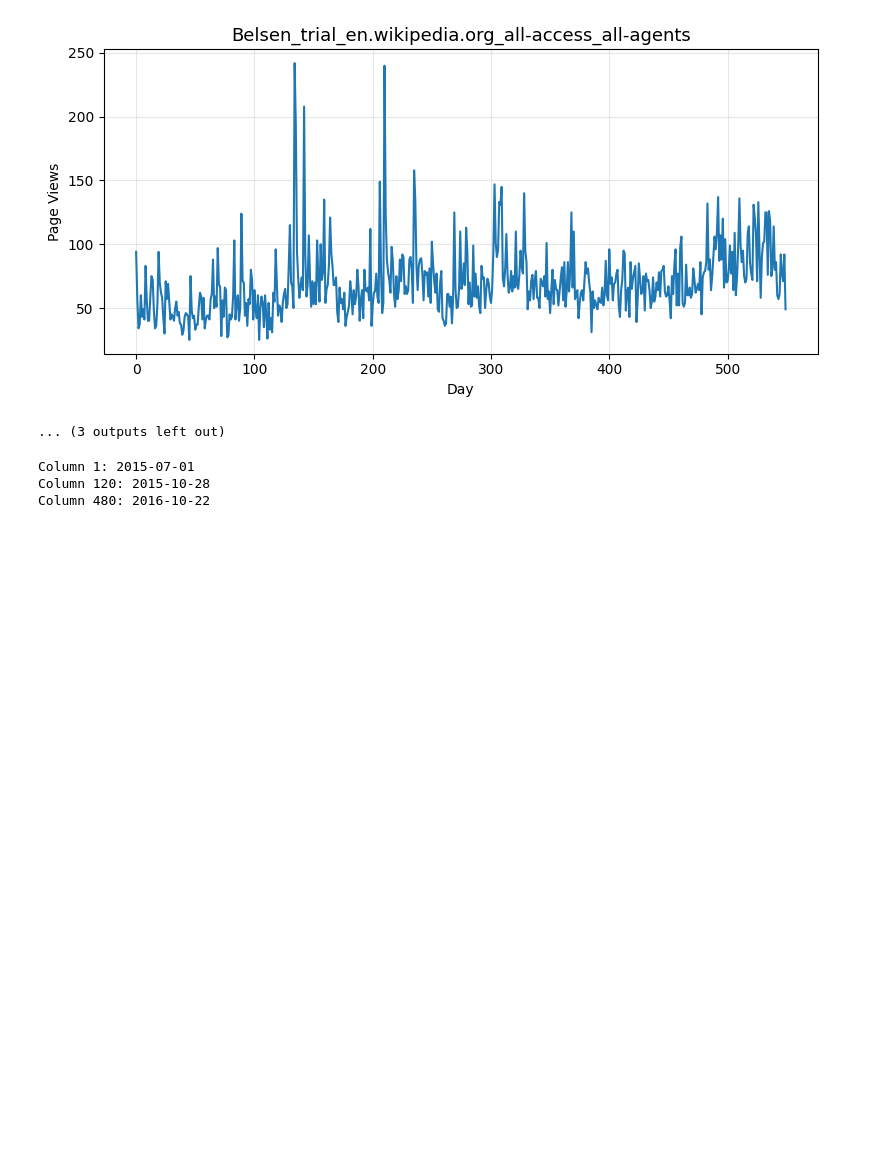
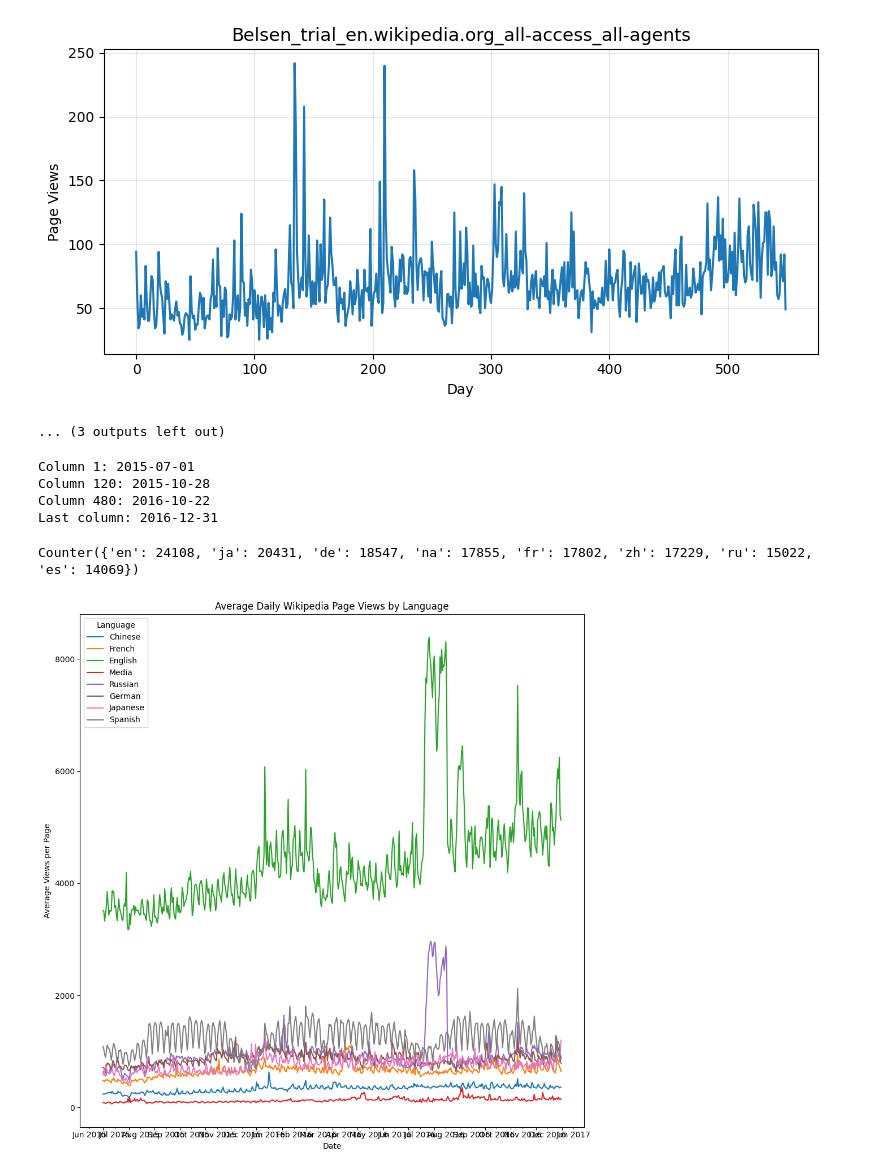
Before and after one commit to ViolaHadjikyriacou/time-series-analysis, a Jupyter notebook: time_series.ipynb, the cells around one changed output. Saved outputs shown, nothing was run; the diff lists cells and outputs as text; code cells hidden in the pictures; blank space fills up the shorter version.

Commit message:
Separate pages by language, plot average daily page views

```diff
--- a/time_series.ipynb
+++ b/time_series.ipynb
@@ -98,8 +97,8 @@ def get_date_from_index(day_idx):
     Returns:
     str: Date string from the column header, or None if index is invalid
     """
-    if day_idx <= 0 or day_idx >= len(train.columns):
-        print(f"Invalid index {day_idx}. Valid range is 1 to {len(train.columns)-1}")
+    if day_idx <= 0 or day_idx >= len(train.columns)-1:
+        print(f"Invalid index {day_idx}. Valid range is 1 to {len(train.columns)-2}")
         return None
 
 
@@ -112,7 +111,73 @@ def get_date_from_index(day_idx):
 print("Column 1:", get_date_from_index(1))  # First date
 print("Column 120:", get_date_from_index(120))
 print("Column 480:", get_date_from_index(480))
+print("Last column:", get_date_from_index(len(train.columns)-2))
 # %% [output]
 Column 1: 2015-07-01
 Column 120: 2015-10-28
 Column 480: 2016-10-22
+Last column: 2016-12-31
+# %%
+def get_language(page):
+    res = re.search('[a-z][a-z].wikipedia.org',page)
+    if res:
+        return res[0][0:2]
+    return 'na'
+
+train['lang'] = train.Page.map(get_language)
+
+from collections import Counter
+
+print(Counter(train.lang))
+# %% [output]
+Counter({'en': 24108, 'ja': 20431, 'de': 18547, 'na': 17855, 'fr': 17802, 'zh': 17229, 'ru': 15022, 'es': 14069})
+# %%
+lang_sets = {
+    lang: train[train.lang == lang].iloc[:, 0:-1]
+    for lang in train['lang'].unique()
+}
+
+avg_views_by_lang = {
+    lang: df.iloc[:, 1:].sum(axis=0) / df.shape[0]
+    for lang, df in lang_sets.items()
+}
+# %%
+for lang, series in avg_views_by_lang.items():
+    avg_views_by_lang[lang].index = pd.to_datetime(series.index)
+
+dates = next(iter(avg_views_by_lang.values())).index
+
+fig = plt.figure(1,figsize=[10,10])
+plt.ylabel('Average Views per Page')
+plt.xlabel('Date')
+plt.title('Average Daily Wikipedia Page Views by Language')
+labels={'en':'English','ja':'Japanese','de':'German',
+        'na':'Media','fr':'French','zh':'Chinese',
+        'ru':'Russian','es':'Spanish'
+       }
+
+for lang, series in avg_views_by_lang.items():
+    plt.plot(dates, series.values, label=labels.get(lang, lang))
+
+plt.legend(title='Language')
+
+ax = plt.gca()
+
+# Ticks at start of month
+ax.xaxis.set_major_locator(mdates.MonthLocator(bymonthday=1))
+
+# Labels at the 15th (middle of month)
+ax.xaxis.set_minor_locator(mdates.MonthLocator(bymonthday=15))
+ax.xaxis.set_minor_formatter(mdates.DateFormatter('%b %Y'))
+
+# Hide major tick labels (keep only minor labels in the middle)
+ax.xaxis.set_major_formatter(plt.NullFormatter())
+
+
+plt.xticks(rotation=45)
+
+plt.tight_layout()
+
+plt.show()
+# %% [output]
+[figure, added]
```
Also changed, not shown: parts of 2 cells of this notebook, 26 other files.
